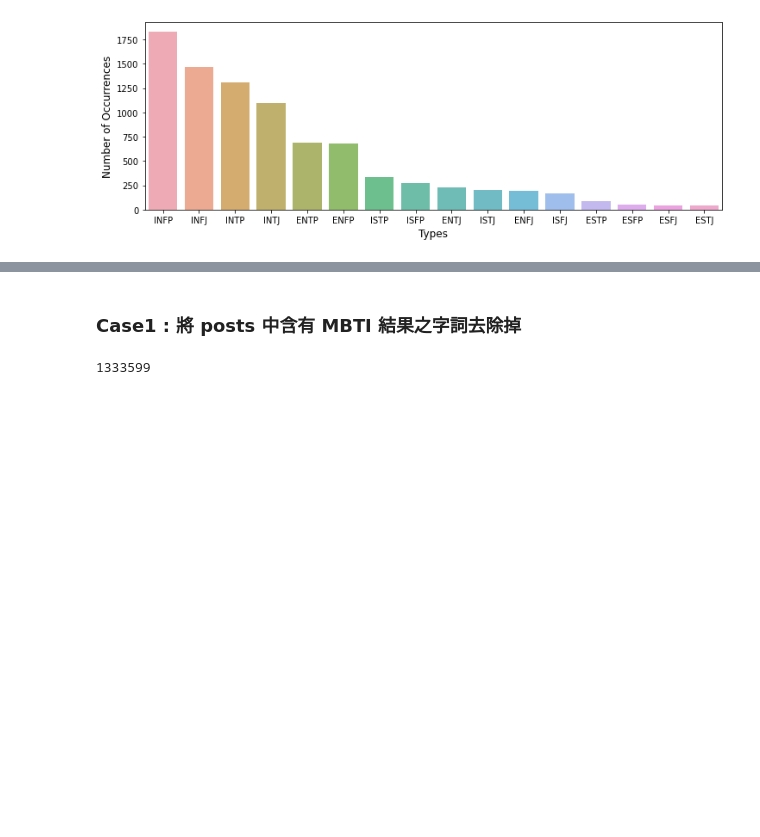
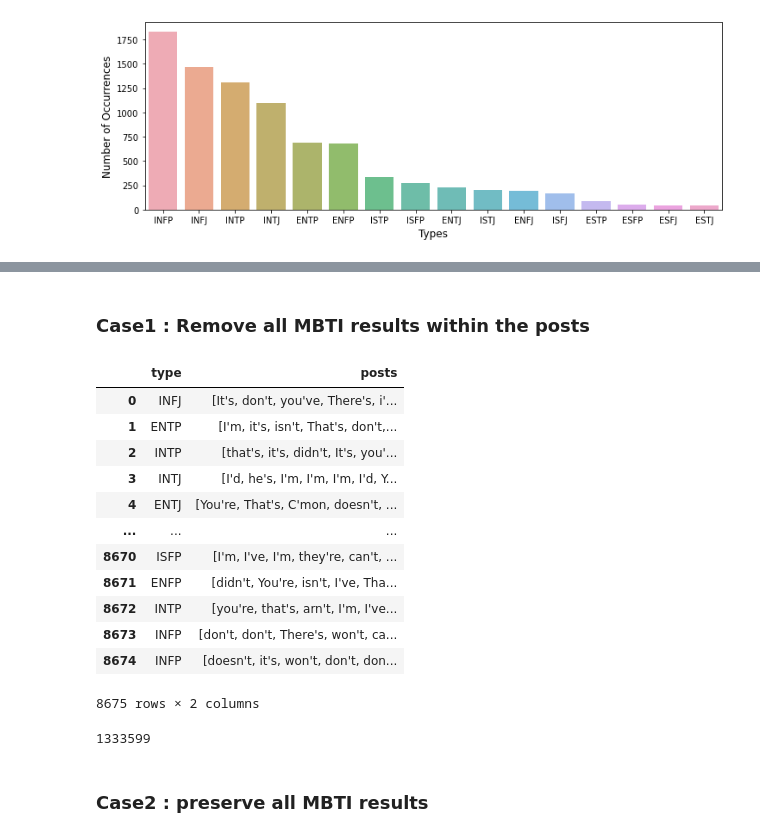
Before and after one commit to chungFTF/NTU-2022-IM5056-SLDL-Final-Project, a Jupyter notebook: code/[Chen]preprocess&EDA.ipynb, the cells around one changed output, grey strips where cells are left out. Cells and saved outputs as stored; diff of their text form; code cells hidden in the pictures; blank space fills up the shorter version.

```diff
--- a/code/[Chen]preprocess&EDA.ipynb
+++ b/code/[Chen]preprocess&EDA.ipynb
@@ -79,5 +90,5 @@ for i in result:
-# %% [markdown]
-### Case1 : 將 posts 中含有 MBTI 結果之字詞去除掉
+# %% [markdown]
+### Case1 : Remove all MBTI results within the posts
 # %%
 # 存放結果之 dictionary
 dictionary_removeMBTI = {   "INTJ":[],
@@ -97,6 +108,9 @@ dictionary_removeMBTI = {   "INTJ":[],
     "ESFP":[],
     "INFJ":[],
 }
+
+# tokenize後的dataframe
+dataframe_for_removeMBTI = data.copy()
 # %%
 for d in range(len(data)):
     post = data.loc[d, 'posts']
@@ -117,10 +131,31 @@ for d in range(len(data)):
     for i in result:
         tokens.append(i)
 
+    # 整理回 dataframe
+    dataframe_for_removeMBTI.posts[d] = tokens
 
+    # 整理進 dictionary
     for token in tokens:
         dictionary_removeMBTI[data.loc[d,'type']].append(token)
+# %%
+dataframe_for_removeMBTI
+# %% [output]
+|  | type | posts |
+| 0 | INFJ | [It's, don't, you've, There's, i'... |
+| 1 | ENTP | [I'm, it's, isn't, That's, don't,... |
+| 2 | INTP | [that's, it's, didn't, It's, you'... |
+| 3 | INTJ | [I'd, he's, I'm, I'm, I'm, I'd, Y... |
+| 4 | ENTJ | [You're, That's, C'mon, doesn't, ... |
+| ... | ... | ... |
+| 8670 | ISFP | [I'm, I've, I'm, they're, can't, ... |
+| 8671 | ENFP | [didn't, You're, isn't, I've, Tha... |
+| 8672 | INTP | [you're, that's, arn't, I'm, I've... |
+| 8673 | INFP | [don't, don't, There's, won't, ca... |
+| 8674 | INFP | [doesn't, it's, won't, don't, don... |
+8675 rows × 2 columns
 # %%
 len(dictionary_removeMBTI['INTJ'])
 # %% [output]
 1333599
+# %% [markdown]
+### Case2 : preserve all MBTI results
```
Also changed, not shown: parts of 8 cells of this notebook.
